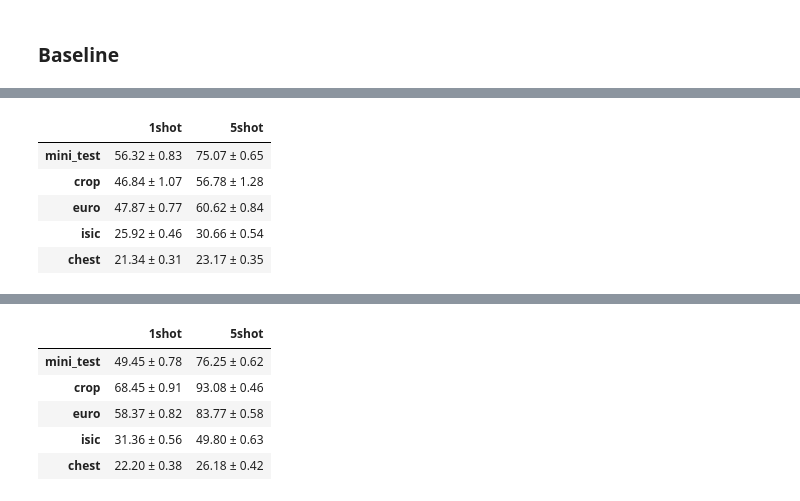
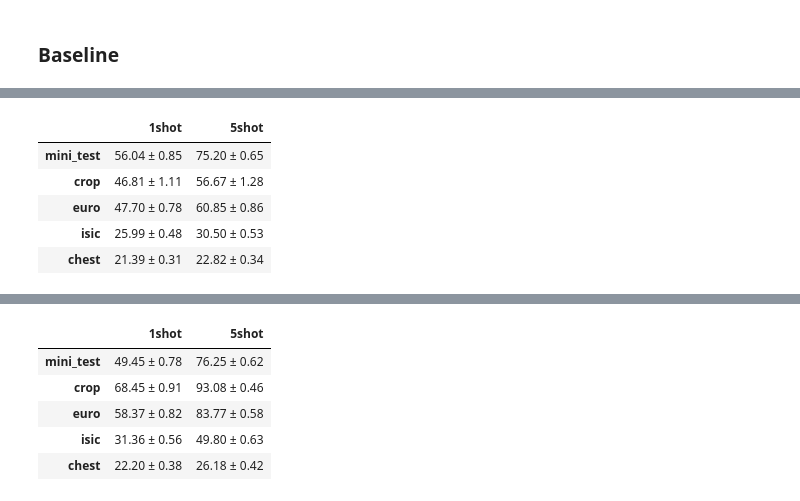
Before and after one commit to kimyuji/Fine-tune-with-Few-Samples, a Jupyter notebook: check_acc.ipynb, the cells around one changed output, grey strips where cells are left out. Saved outputs shown, nothing was run; the diff lists cells and outputs as text; code cells hidden in the pictures.

```diff
--- a/check_acc.ipynb
+++ b/check_acc.ipynb
@@ -97,2 +98,10 @@ CD-FSL/logs/baseline/output/resnet10_simclr_LS_default/chest/05way_020shot_full_
 # %%
-result = pd.DataFrame(None, index=datas, columns=['20shot'])
+result = pd.DataFrame(None, index=datas, columns=['1shot', '5shot'])
+for data in result.index:
+    for types in result.columns:
+        path = "./logs/baseline/output/resnet10_simclr_LS_default/{}/05way_00{}_full_default/augmentation/base/test_history.csv".format(data, types)
+        test_acc = pd.read_csv(path, index_col='Unnamed: 0')
+        acc = '{:.2f} ± {:.2f}'.format(test_acc.mean()[-1] * 100,
+                                                 1.96 * test_acc.std()[-1] / np.sqrt(600) * 100)
+        result.loc[data][types] = acc
+result
@@ -116,10 +131,0 @@ result
-# %%
-result = pd.DataFrame(None, index=datas, columns=['20shot'])
-for data in result.index:
-    for bs in result.columns:
-        path = "./logs/baseline/output/resnet10_simclr_LS_default/{}/05way_0{}_full_default/augmentation/".format(data, bs)
-        test_acc = pd.read_csv(path+"test_history_old_randomhorizontalflip.csv", index_col='Unnamed: 0')
-        acc = '{:.2f} ± {:.2f}'.format(test_acc.mean()[-1] * 100,
-                                         1.96 * test_acc.std()[-1] / np.sqrt(600) * 100)
-        result.loc[data][bs] = acc
-display(result)
@@ -132,10 +131,0 @@ display(result)
-# %%
-result = pd.DataFrame(None, index=datas, columns=['1shot'])
-for data in result.index:
-    for bs in result.columns:
-        path = "./logs/baseline/output/resnet10_simclr_LS_default/{}/05way_00{}_head_default/augmentation/".format(data, bs)
-        test_acc = pd.read_csv(path+"test_history_aug_randomresizedcrop_old.csv", index_col='Unnamed: 0')
-        acc = '{:.2f} ± {:.2f}'.format(test_acc.mean()[-1] * 100,
-                                         1.96 * test_acc.std()[-1] / np.sqrt(600) * 100)
-        result.loc[data][bs] = acc
-display(result)
@@ -149,17 +132,17 @@ display(result)
 # %%
 result = pd.DataFrame(None, index=datas, columns=['1shot', '5shot'])
 for data in result.index:
     for bs in result.columns:
-        path = "./logs/baseline/output/resnet10_simclr_LS_default/{}/05way_00{}_head_default/cutmix/".format(data, bs)
+        path = "./logs/baseline/output/resnet10_simclr_LS_default/{}/05way_00{}_full_default/cutmix/".format(data, bs)
         test_acc = pd.read_csv(path+"test_history.csv", index_col='Unnamed: 0')
         acc = '{:.2f} ± {:.2f}'.format(test_acc.mean()[-1] * 100,
                                          1.96 * test_acc.std()[-1] / np.sqrt(600) * 100)
         result.loc[data][bs] = acc
 display(result)
 # %% [output]
 |  | 1shot | 5shot |
-| mini_test | 56.32 ± 0.83 | 75.07 ± 0.65 |
-| crop | 46.84 ± 1.07 | 56.78 ± 1.28 |
-| euro | 47.87 ± 0.77 | 60.62 ± 0.84 |
-| isic | 25.92 ± 0.46 | 30.66 ± 0.54 |
-| chest | 21.34 ± 0.31 | 23.17 ± 0.35 |
+| mini_test | 56.04 ± 0.85 | 75.20 ± 0.65 |
+| crop | 46.81 ± 1.11 | 56.67 ± 1.28 |
+| euro | 47.70 ± 0.78 | 60.85 ± 0.86 |
+| isic | 25.99 ± 0.48 | 30.50 ± 0.53 |
+| chest | 21.39 ± 0.31 | 22.82 ± 0.34 |
```
Also changed, not shown: parts of 10 cells of this notebook, 10 other files.
